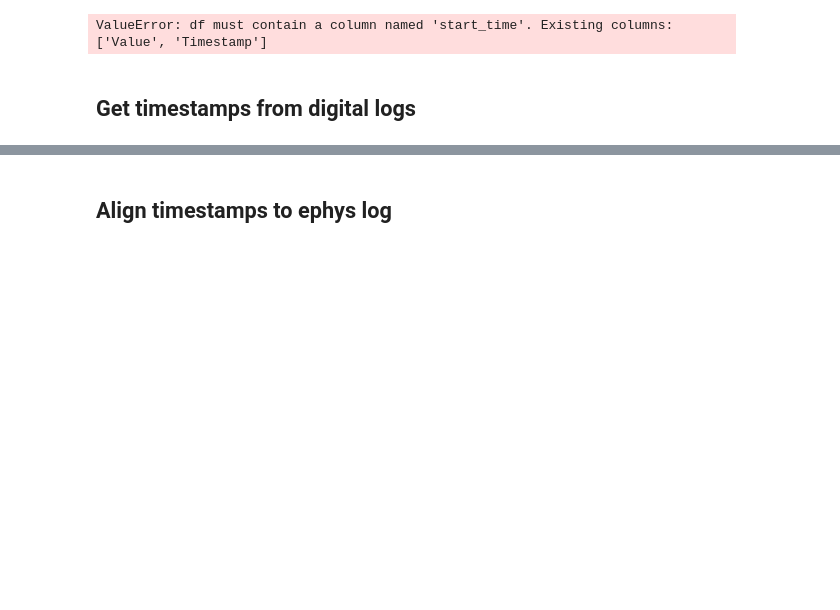
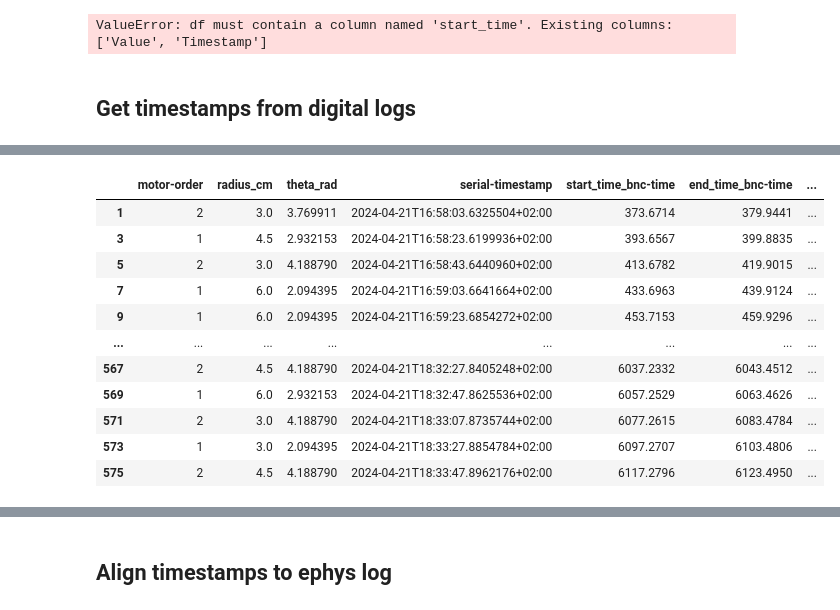
Before and after one commit to iurillilab/ephys-preprocessing, a Jupyter notebook: scripts/behavior_load_in_nwb.ipynb, the cells around one changed output, grey strips where cells are left out. Cells and saved outputs as stored; diff of their text form; code cells hidden in the pictures; blank space fills up the shorter version.

```diff
--- a/scripts/behavior_load_in_nwb.ipynb
+++ b/scripts/behavior_load_in_nwb.ipynb
@@ -163,8 +150,0 @@ OMP: Info #276: omp_set_nested routine deprecated, please use omp_set_max_active
-# %%
-plot = False
-if plot:
-    t_lims = (1000, 1060)
-    t_slice = slice(target_fs*t_lims[0], target_fs*t_lims[1])
-    plt.figure(figsize=(10, 5))
-    for idx in range(8):
-        plt.plot(traces_array[t_slice, idx]+20000*idx, lw=0.5)
@@ -173,12 +150,0 @@ if plot:
-# %%
-#channels map
-channels_map = {0: 'frames', 1: 'laser', 2: '-', 3: 'motor', 4: 'barcode', 5: '-', 6: '-', 7: '-'}
-thr = 10000  # threshold for digital signals
-assumed_trial_len_s = 6.2
-min_trial_distance_s = 1
-tolerance = 0.3
-# Create a DigitalSignal objects dictionary for valid channels:
-digital_signals = {}
-for idx in range(8):
-    if channels_map[idx] != '-':
-        digital_signals[channels_map[idx]] = DigitalSignal(traces_array[:, idx] > thr, fs=target_fs)
@@ -226,20 +270,57 @@ _validate_timestamps(laser_log_df, laser_trial_onsets, tolerance=tolerance)
 # %%
-# get motor triggers
-motor_onsets = digital_signals["motor"].onsets_times
-motor_offsets = digital_signals["motor"].offsets_times
+def _load_motor_log_csv(data_folder, digital_log_signal, assumed_trial_len_s=ASSUMED_TRIAL_LENGTH_S,
+                        tolerance_s=TOLERANCE_S):
+    """Load motor log csv file and validate and add columns for digital signal timestamps."""
 
-# motor trial start times are one onset every 2 offsets; motor trial end times are one offset every 2 onsets.
-# First movement is the initial reset and is not a trial.
-motor_trial_onsets = motor_onsets[1::2]
-motor_trial_offsets = motor_offsets[2::2]
-# check that all trials are around 6.2 seconds long:
-assert np.allclose(motor_trial_offsets - motor_trial_onsets, assumed_trial_len_s, atol=tolerance), "Some motor trials are not around 6.2 seconds long"
+    # fix log column names:
+    COLUMN_NAME_REMAP = {"Value.Radius": "motor-order",
+                         "Value.Theta": "radius_cm",
+                         "Value.Direction": "theta_rad",
+                         "Timestamp": "serial-timestamp"}
 
-# double check with motor log:
-motor_log_file = _find_in_folder(data_folder, "*motor-log*.csv")
-motor_log_df = pd.read_csv(motor_log_file)
-# trials are one every two entries, skipping the first one:
-motor_log_df = motor_log_df.loc[1::2, :]
-assert len(motor_trial_onsets) == len(motor_log_df), "Number of trials in motor log does not match number of trials in digital signals"
+    # get motor triggers
+    motor_onsets = digital_log_signal.onsets_times
+    motor_offsets = digital_log_signal.offsets_times
 
-_validate_timestamps(motor_log_df, motor_trial_onsets, tolerance=tolerance)
+    # motor trial start times are one onset every 2 offsets; motor trial end times are one offset every 2 onsets.
+    # First movement is the initial reset and is not a trial.
+    motor_trial_onsets = motor_onsets[1::2]
+    motor_trial_offsets = motor_offsets[2::2]
+    approach_end = motor_offsets[1::2]
+    depart_start = motor_onsets[2::2]
+
+    # check that all trials are around 6.2 seconds long:
+    assert np.allclose(motor_trial_offsets - motor_trial_onsets, assumed_trial_len_s, atol=tolerance_s), "Some motor trials are not around 6.2 seconds long"
+
+    # double check with motor log:
+    motor_log_file = _find_in_folder(data_folder, "*motor-log*.csv")
+    df = pd.read_csv(motor_log_file)
+    df.rename(columns=COLUMN_NAME_REMAP, inplace=True)
+    # trials are one every two entries, skipping the first one:
+    df = df.loc[1::2, :]
+    assert len(motor_trial_onsets) == len(df), "Number of trials in motor log does not match number of trials in digital signals"
+
+    _validate_log_timestamps(df, motor_trial_onsets, tolerance=tolerance_s)
+
+    df["start_time_bnc-time"] = motor_trial_onsets
+    df["end_time_bnc-time"] = motor_trial_offsets
+    df["approach-end_bnc-time"] = approach_end
+    df["depart-start_bnc-time"] = depart_start
+
+    return df
+
+motor_log_df = _load_motor_log_csv(data_folder, digital_signals["motor"])
+motor_log_df
+# %% [output]
+|  | motor-order | radius_cm | theta_rad | serial-timestamp | start_time_bnc-time | end_time_bnc-time | ... |
+| 1 | 2 | 3.0 | 3.769911 | 2024-04-21T16:58:03.6325504+02:00 | 373.6714 | 379.9441 | ... |
+| 3 | 1 | 4.5 | 2.932153 | 2024-04-21T16:58:23.6199936+02:00 | 393.6567 | 399.8835 | ... |
+| 5 | 2 | 3.0 | 4.188790 | 2024-04-21T16:58:43.6440960+02:00 | 413.6782 | 419.9015 | ... |
+| 7 | 1 | 6.0 | 2.094395 | 2024-04-21T16:59:03.6641664+02:00 | 433.6963 | 439.9124 | ... |
+| 9 | 1 | 6.0 | 2.094395 | 2024-04-21T16:59:23.6854272+02:00 | 453.7153 | 459.9296 | ... |
+| ... | ... | ... | ... | ... | ... | ... | ... |
+| 567 | 2 | 4.5 | 4.188790 | 2024-04-21T18:32:27.8405248+02:00 | 6037.2332 | 6043.4512 | ... |
+| 569 | 1 | 6.0 | 2.932153 | 2024-04-21T18:32:47.8625536+02:00 | 6057.2529 | 6063.4626 | ... |
+| 571 | 2 | 3.0 | 4.188790 | 2024-04-21T18:33:07.8735744+02:00 | 6077.2615 | 6083.4784 | ... |
+| 573 | 1 | 3.0 | 2.094395 | 2024-04-21T18:33:27.8854784+02:00 | 6097.2707 | 6103.4806 | ... |
+| 575 | 2 | 4.5 | 4.188790 | 2024-04-21T18:33:47.8962176+02:00 | 6117.2796 | 6123.4950 | ... |
```
Also changed, not shown: parts of 24 cells of this notebook, 9 other files.
